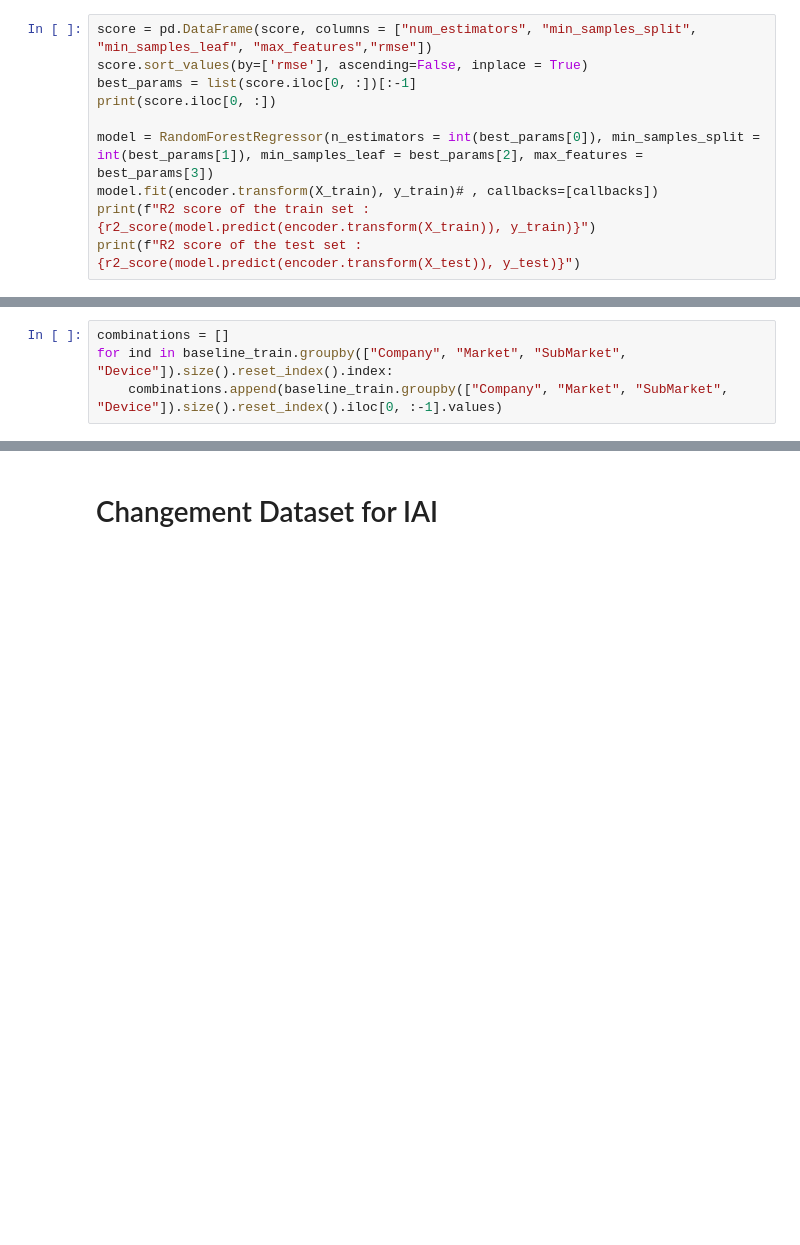
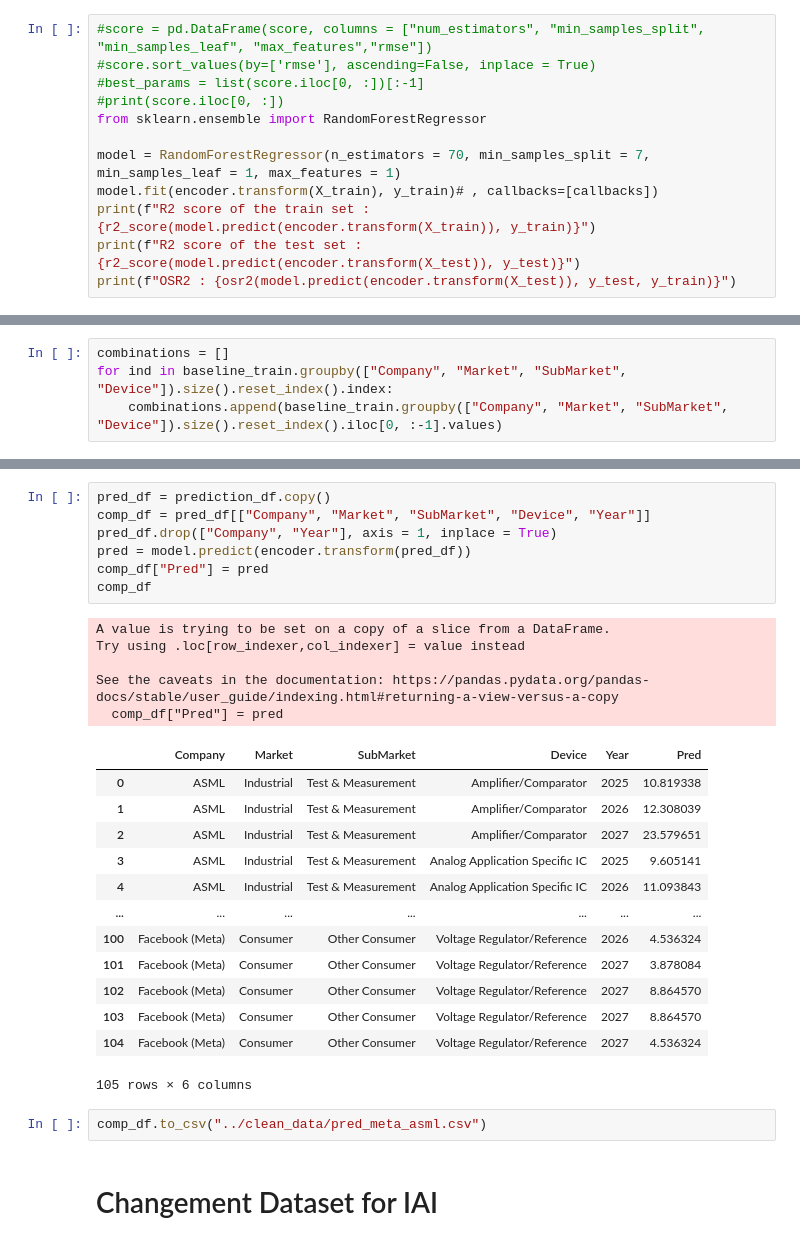
Before and after one commit to lucasleforest/analyticslab, a Jupyter notebook: 2_models/prediction.ipynb, the cells around one changed output, grey strips where cells are left out. Drawn from its saved outputs; the diff is of its cells as text; blank space fills up the shorter version.

```diff
--- a/2_models/prediction.ipynb
+++ b/2_models/prediction.ipynb
@@ -286,13 +305,15 @@ for num_esti in num_estimators:
                 res.append(np.mean(rmse))
                 score.append(res)
 # %%
-score = pd.DataFrame(score, columns = ["num_estimators", "min_samples_split", "min_samples_leaf", "max_features","rmse"])
-score.sort_values(by=['rmse'], ascending=False, inplace = True)
-best_params = list(score.iloc[0, :])[:-1]
-print(score.iloc[0, :])
+#score = pd.DataFrame(score, columns = ["num_estimators", "min_samples_split", "min_samples_leaf", "max_features","rmse"])
+#score.sort_values(by=['rmse'], ascending=False, inplace = True)
+#best_params = list(score.iloc[0, :])[:-1]
+#print(score.iloc[0, :])
+from sklearn.ensemble import RandomForestRegressor
 
-model = RandomForestRegressor(n_estimators = int(best_params[0]), min_samples_split = int(best_params[1]), min_samples_leaf = best_params[2], max_features = best_params[3])
+model = RandomForestRegressor(n_estimators = 70, min_samples_split = 7, min_samples_leaf = 1, max_features = 1)
 model.fit(encoder.transform(X_train), y_train)# , callbacks=[callbacks])
 print(f"R2 score of the train set : {r2_score(model.predict(encoder.transform(X_train)), y_train)}")
 print(f"R2 score of the test set : {r2_score(model.predict(encoder.transform(X_test)), y_test)}")
+print(f"OSR2 : {osr2(model.predict(encoder.transform(X_test)), y_test, y_train)}")
 # %% [output]
@@ -471,3 +537,31 @@ The Test R2 for the baseline is : -15.71126773254403
+# %%
+pred_df = prediction_df.copy()
+comp_df = pred_df[["Company", "Market", "SubMarket", "Device", "Year"]]
+pred_df.drop(["Company", "Year"], axis = 1, inplace = True)
+pred = model.predict(encoder.transform(pred_df))
+comp_df["Pred"] = pred
+comp_df
+# %% [output]
+A value is trying to be set on a copy of a slice from a DataFrame.
+Try using .loc[row_indexer,col_indexer] = value instead
+
+See the caveats in the documentation: https://pandas.pydata.org/pandas-docs/stable/user_guide/indexing.html#returning-a-view-versus-a-copy
+  comp_df["Pred"] = pred
+|  | Company | Market | SubMarket | Device | Year | Pred |
+| 0 | ASML | Industrial | Test & Measurement | Amplifier/Comparator | 2025 | 10.819338 |
+| 1 | ASML | Industrial | Test & Measurement | Amplifier/Comparator | 2026 | 12.308039 |
+| 2 | ASML | Industrial | Test & Measurement | Amplifier/Comparator | 2027 | 23.579651 |
+| 3 | ASML | Industrial | Test & Measurement | Analog Application Specific IC | 2025 | 9.605141 |
+| 4 | ASML | Industrial | Test & Measurement | Analog Application Specific IC | 2026 | 11.093843 |
+| ... | ... | ... | ... | ... | ... | ... |
+| 100 | Facebook (Meta) | Consumer | Other Consumer | Voltage Regulator/Reference | 2026 | 4.536324 |
+| 101 | Facebook (Meta) | Consumer | Other Consumer | Voltage Regulator/Reference | 2027 | 3.878084 |
+| 102 | Facebook (Meta) | Consumer | Other Consumer | Voltage Regulator/Reference | 2027 | 8.864570 |
+| 103 | Facebook (Meta) | Consumer | Other Consumer | Voltage Regulator/Reference | 2027 | 8.864570 |
+| 104 | Facebook (Meta) | Consumer | Other Consumer | Voltage Regulator/Reference | 2027 | 4.536324 |
+105 rows × 6 columns
+# %%
+comp_df.to_csv("../clean_data/pred_meta_asml.csv")
 # %% [markdown]
 # Changement Dataset for IAI
 # %%
```
Also changed, not shown: parts of 11 cells of this notebook, 1 other file.
